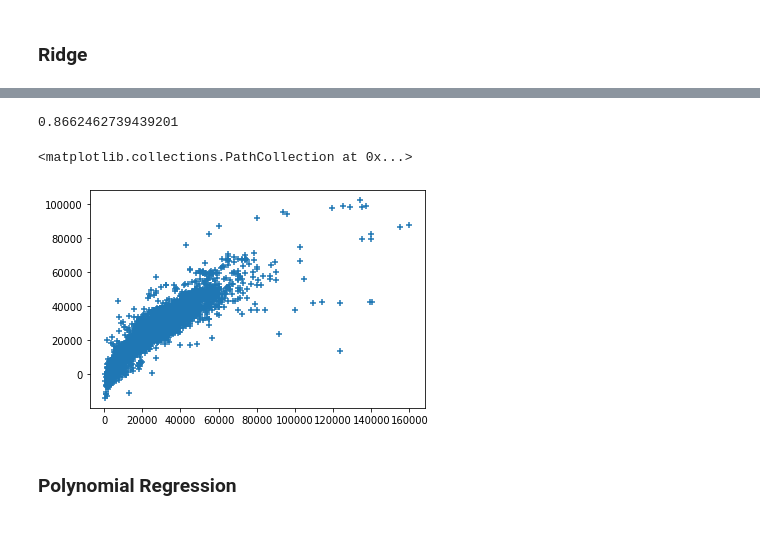
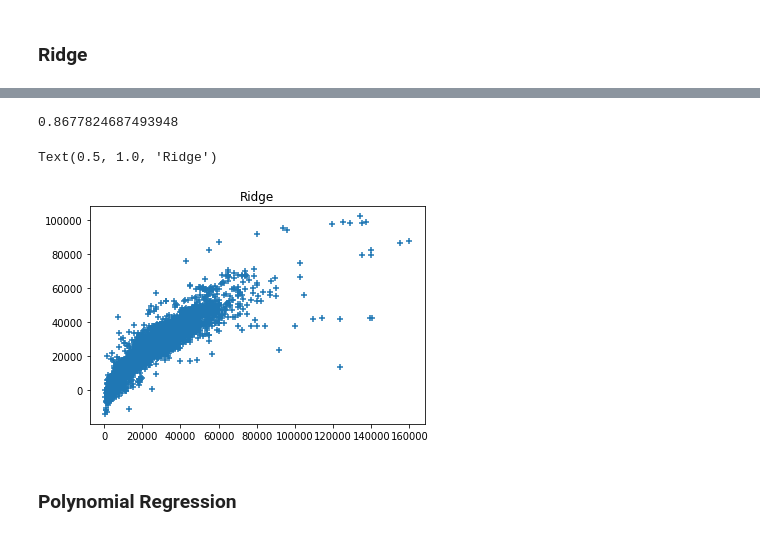
Before and after one commit to mcabrera101/classProject, a Jupyter notebook: CarPrice.ipynb, the cells around one changed output, grey strips where cells are left out. Cells and saved outputs as stored; diff of their text form; code cells hidden in the pictures.

```diff
--- a/CarPrice.ipynb
+++ b/CarPrice.ipynb
@@ -120,6 +121,6 @@ plt.scatter(price_test, cars_pred, marker='+')
 # %% [markdown]
 ### Ridge
 # %%
-ridge = linear_model.Ridge(alpha = 1.0)
+ridge = linear_model.Ridge(alpha = .1)
 ridge.fit(cars_train, price_train)
 # %% [output]
@@ -129,12 +130,13 @@ cars_pred = ridge.predict(cars_test)
 # %%
 r2_score(price_test, cars_pred)
 # %% [output]
-0.8662462739439201
+0.8677824687493948
 # %%
 plt.scatter(price_test, cars_pred, marker = '+')
+plt.title("Ridge")
 # %% [output]
-<matplotlib.collections.PathCollection at 0x...>
+Text(0.5, 1.0, 'Ridge')
-[figure, old version]
+[figure, new version]
 # %% [markdown]
 ### Polynomial Regression
 # %%
```
Also changed, not shown: parts of 5 cells of this notebook, 3 other files.
